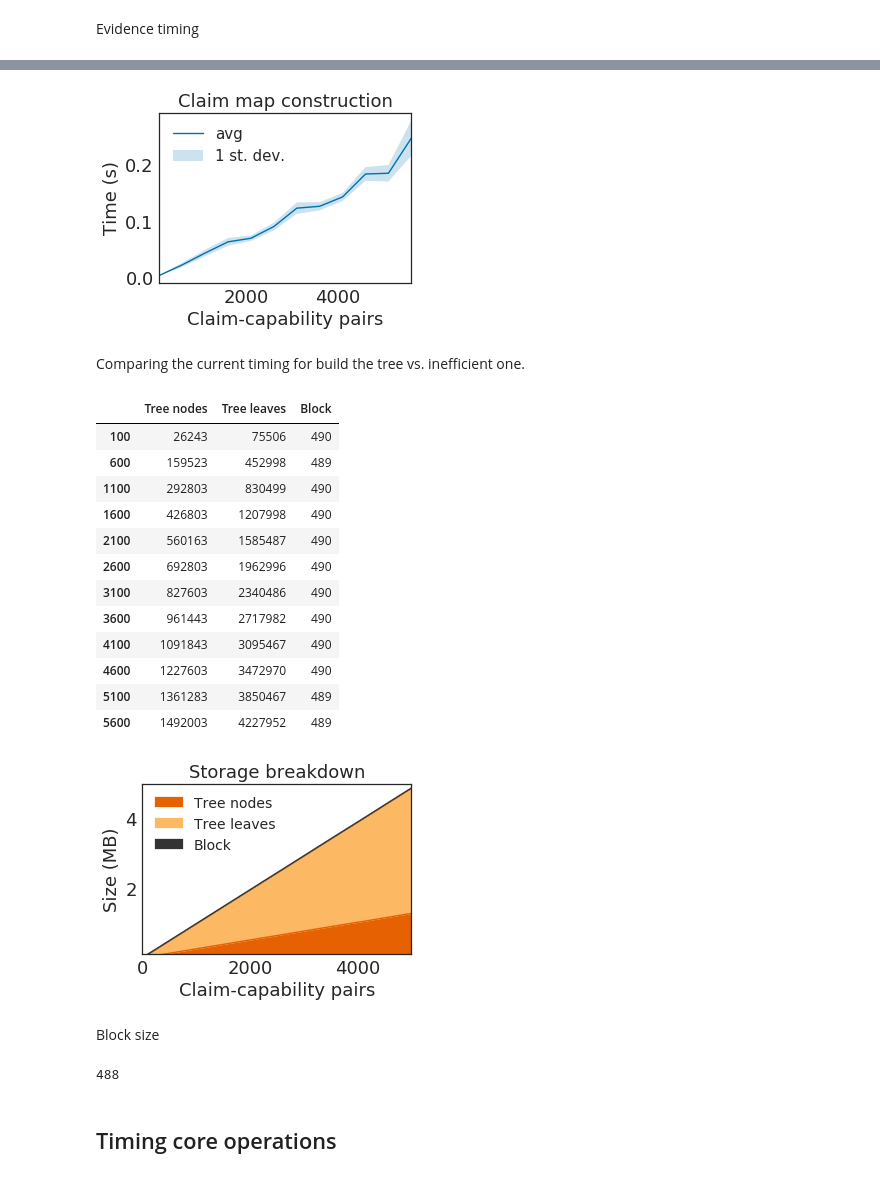
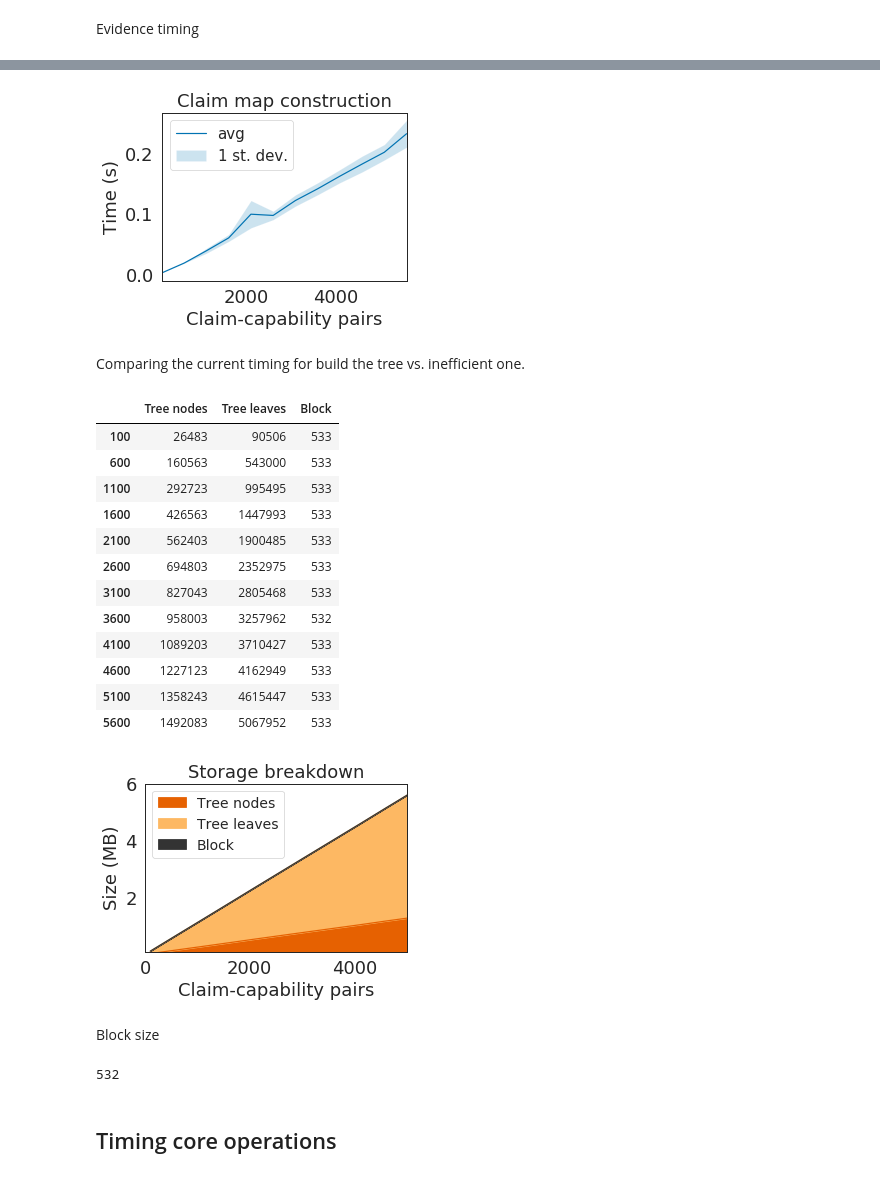
Before and after one commit to claimchain/claimchain-simulations, a Jupyter notebook: notebooks/operations_profiling.ipynb, the cells around one changed output, grey strips where cells are left out. Saved outputs shown, nothing was run; the diff lists cells and outputs as text; code cells hidden in the pictures.

Commit message:
Update notebook with the measurements of the new scheme

```diff
--- a/notebooks/operations_profiling.ipynb
+++ b/notebooks/operations_profiling.ipynb
@@ -143,7 +145,7 @@ evidence_computation_timing_data = pd.DataFrame(columns=('avg', 'std'))
 evidence_verification_timing_data = pd.DataFrame(columns=('avg', 'std'))
 store_snapshots = []
 
-for nb_claims in nb_claims_range:
+for nb_claims in tqdm.tqdm_notebook(nb_claims_range):
     reader_graph, labels, claims, params = generate_test_data(
         nb_readers=nb_claims, nb_caps_per_reader=1)
 
@@ -299,7 +301,7 @@ fig.set_tight_layout(tight=True)
 
 fig.savefig(os.path.join(image_data_folder, 'tree_build_timing.pdf'))
 # %% [output]
-[figure, old version]
+[figure, new version]
 # %% [markdown]
 Comparing the current timing for build the tree vs. inefficient one.
 # %%
@@ -331,51 +333,51 @@ for nb_claims, snapshot in zip(nb_claims_range, current_store_snapshots):
 sizes_data
 # %% [output]
 |  | Tree nodes | Tree leaves | Block |
-| 100 | 26243 | 75506 | 490 |
-| 600 | 159523 | 452998 | 489 |
-| 1100 | 292803 | 830499 | 490 |
-| 1600 | 426803 | 1207998 | 490 |
-| 2100 | 560163 | 1585487 | 490 |
-| 2600 | 692803 | 1962996 | 490 |
-| 3100 | 827603 | 2340486 | 490 |
-| 3600 | 961443 | 2717982 | 490 |
-| 4100 | 1091843 | 3095467 | 490 |
-| 4600 | 1227603 | 3472970 | 490 |
-| 5100 | 1361283 | 3850467 | 489 |
-| 5600 | 1492003 | 4227952 | 489 |
+| 100 | 26483 | 90506 | 533 |
+| 600 | 160563 | 543000 | 533 |
+| 1100 | 292723 | 995495 | 533 |
+| 1600 | 426563 | 1447993 | 533 |
+| 2100 | 562403 | 1900485 | 533 |
+| 2600 | 694803 | 2352975 | 533 |
+| 3100 | 827043 | 2805468 | 533 |
+| 3600 | 958003 | 3257962 | 532 |
+| 4100 | 1089203 | 3710427 | 533 |
+| 4600 | 1227123 | 4162949 | 533 |
+| 5100 | 1358243 | 4615447 | 533 |
+| 5600 | 1492083 | 5067952 | 533 |
 # %%
 sns.set_palette(['#e66101', '#fdb863', '#333333'])
 
 unit = 1 / (1024. * 1024.)
 fig, ax = plt.subplots()
 
 sizes_data_mb = sizes_data * unit
 sizes_data_mb.plot.area(ax=ax, legend=None)
 ax.legend(fontsize=14, loc=2)
 ax.set_title('Storage breakdown')
 ax.set_xlabel('Claim-capability pairs')
 ax.set_ylabel('Size (MB)')
 ax.set_xlim(0, 5000)
-ax.set_ylim(0.1, 5)
+ax.set_ylim(0.1, 6)
 
 for item in ([ax.title, ax.xaxis.label, ax.yaxis.label] +
              ax.get_xticklabels() + ax.get_yticklabels()):
     item.set_fontsize(18)
 
 fig.set_figwidth(5)
 fig.set_figheight(4)
 fig.set_tight_layout(tight=True)
 
 fig.savefig(os.path.join(image_data_folder, 'storage_size.pdf'))
 # %% [output]
-[figure, old version]
+[figure, new version]
 # %% [markdown]
 Block size
 # %%
 import msgpack
 len(msgpack.packb(serialize_object(chain.store.get(chain.head))))
 # %% [output]
-488
+532
 # %% [markdown]
 ## Timing core operations
 # %%
```
Also changed, not shown: parts of 9 cells of this notebook.
